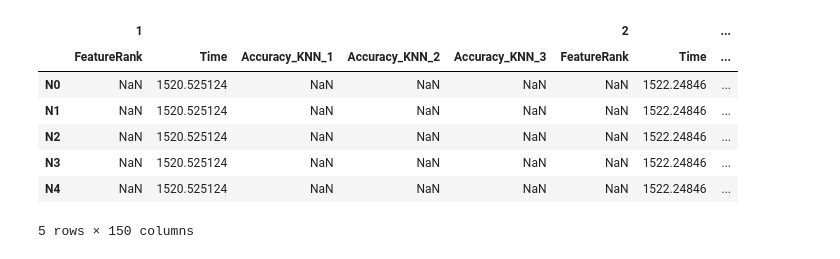
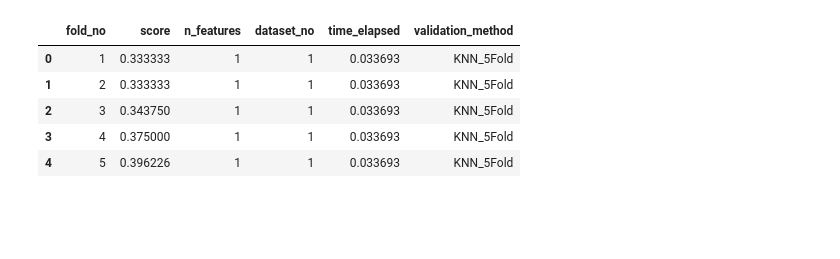
Before and after one commit to dunnkers/feature-selection, a Jupyter notebook: analysis/analyze-results.ipynb, the cells around one changed output. Cells and saved outputs as stored; diff of their text form; code cells hidden in the pictures; blank space fills up the shorter version.

```diff
--- a/analysis/analyze-results.ipynb
+++ b/analysis/analyze-results.ipynb
@@ -1,16 +1,13 @@
 # %%
 import pandas as pd
 
 dataset = '3Class_Datasets_Loc_2.csv'
-results_data = pd.read_csv('../results/validation/{}'.format(dataset),\
-    header=[0,1], index_col=0)
+results_data = pd.read_csv('../results/validation/{}'.format(dataset))
 results_data.head()
 # %% [output]
-|  | 1 |  |  |  |  | 2 |  | ... |
-|  | FeatureRank | Time | Accuracy_KNN_1 | Accuracy_KNN_2 | Accuracy_KNN_3 | FeatureRank | Time | ... |
-| N0 | NaN | 1520.525124 | NaN | NaN | NaN | NaN | 1522.24846 | ... |
-| N1 | NaN | 1520.525124 | NaN | NaN | NaN | NaN | 1522.24846 | ... |
-| N2 | NaN | 1520.525124 | NaN | NaN | NaN | NaN | 1522.24846 | ... |
-| N3 | NaN | 1520.525124 | NaN | NaN | NaN | NaN | 1522.24846 | ... |
-| N4 | NaN | 1520.525124 | NaN | NaN | NaN | NaN | 1522.24846 | ... |
+|  | fold_no | score | n_features | dataset_no | time_elapsed | validation_method |
+| 0 | 1 | 0.333333 | 1 | 1 | 0.033693 | KNN_5Fold |
+| 1 | 2 | 0.333333 | 1 | 1 | 0.033693 | KNN_5Fold |
+| 2 | 3 | 0.343750 | 1 | 1 | 0.033693 | KNN_5Fold |
+| 3 | 4 | 0.375000 | 1 | 1 | 0.033693 | KNN_5Fold |
+| 4 | 5 | 0.396226 | 1 | 1 | 0.033693 | KNN_5Fold |
-5 rows × 150 columns
```
Also changed, not shown: parts of 2 cells of this notebook, 5 other files.
